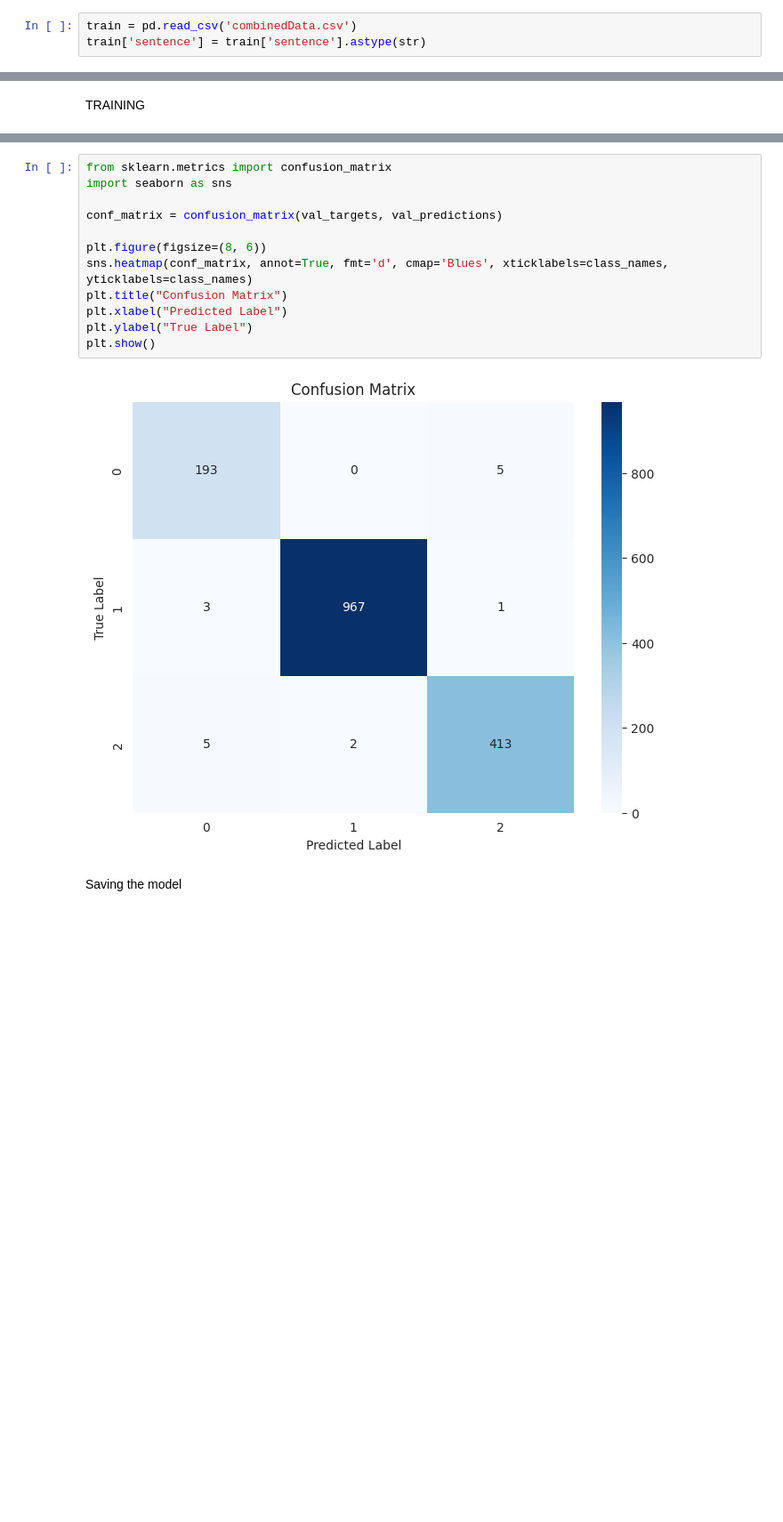
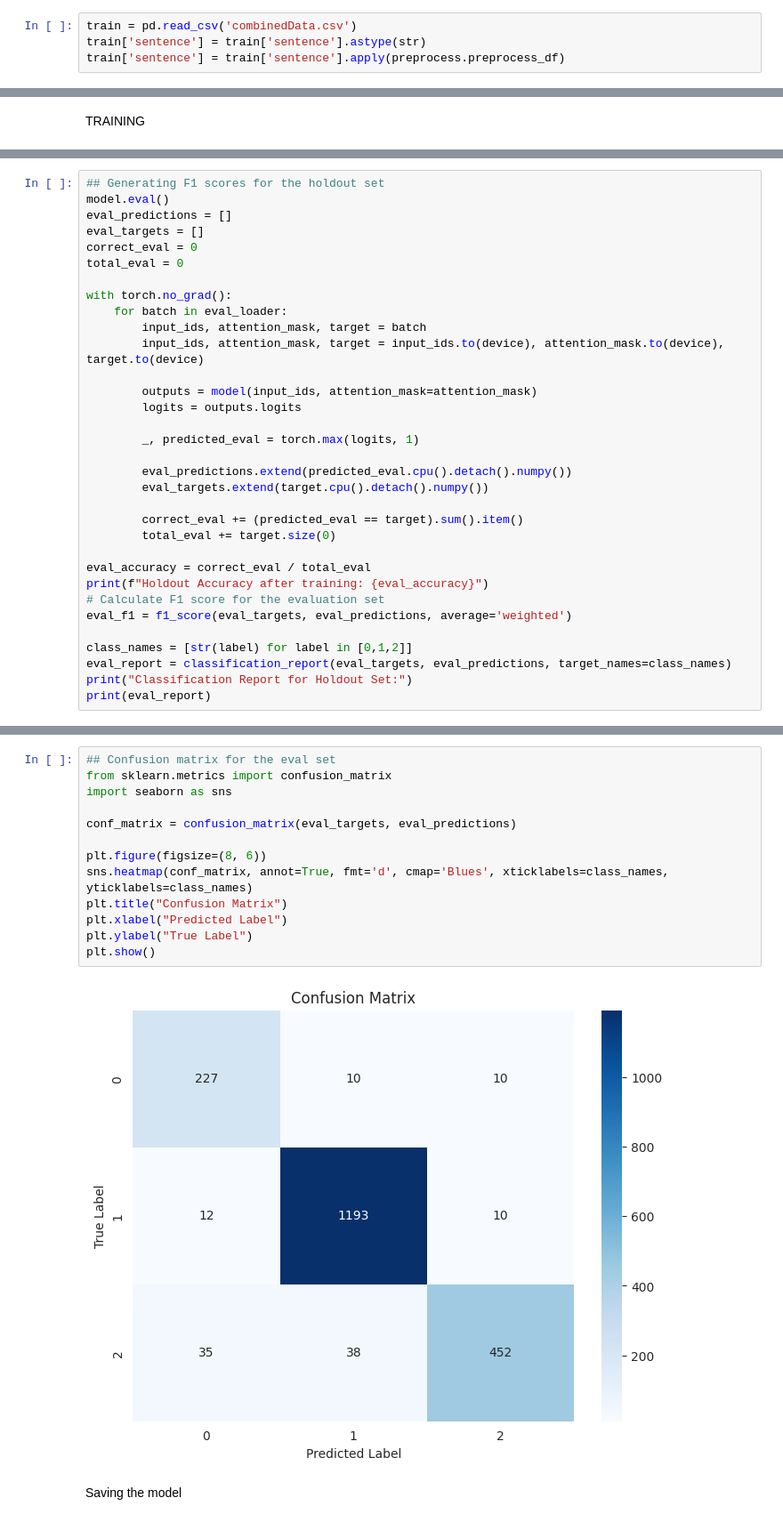
Before and after one commit to Ketan-Kapse/Final-Project-Group6, a Jupyter notebook: ROBERTA_LARGE_FINAL.ipynb, the cells around one changed output, grey strips where cells are left out. Shown: that part at 89% size. Cells and saved outputs as stored; diff of their text form; blank space fills up the shorter version.

```diff
--- a/ROBERTA_LARGE_FINAL.ipynb
+++ b/ROBERTA_LARGE_FINAL.ipynb
@@ -28,6 +35,7 @@ train.to_csv('combinedData.csv')
 # %%
 train = pd.read_csv('combinedData.csv')
 train['sentence'] = train['sentence'].astype(str)
+train['sentence'] = train['sentence'].apply(preprocess.preprocess_df)
 # %%
 train = train[['label', 'sentence']]
 train.groupby('label').describe()
@@ -219,0 +175,33 @@ weighted avg       0.99      0.99      0.99      1589
+# %%
+## Generating F1 scores for the holdout set
+model.eval()
+eval_predictions = []
+eval_targets = []
+correct_eval = 0
+total_eval = 0
+
+with torch.no_grad():
+    for batch in eval_loader:
+        input_ids, attention_mask, target = batch
+        input_ids, attention_mask, target = input_ids.to(device), attention_mask.to(device), target.to(device)
+
+        outputs = model(input_ids, attention_mask=attention_mask)
+        logits = outputs.logits
+
+        _, predicted_eval = torch.max(logits, 1)
+
+        eval_predictions.extend(predicted_eval.cpu().detach().numpy())
+        eval_targets.extend(target.cpu().detach().numpy())
+
+        correct_eval += (predicted_eval == target).sum().item()
+        total_eval += target.size(0)
+
+eval_accuracy = correct_eval / total_eval
+print(f"Holdout Accuracy after training: {eval_accuracy}")
+# Calculate F1 score for the evaluation set
+eval_f1 = f1_score(eval_targets, eval_predictions, average='weighted')
+
+class_names = [str(label) for label in [0,1,2]]
+eval_report = classification_report(eval_targets, eval_predictions, target_names=class_names)
+print("Classification Report for Holdout Set:")
+print(eval_report)
@@ -256,17 +245,18 @@ plt.show()
 # %%
+## Confusion matrix for the eval set
 from sklearn.metrics import confusion_matrix
 import seaborn as sns
 
-conf_matrix = confusion_matrix(val_targets, val_predictions)
+conf_matrix = confusion_matrix(eval_targets, eval_predictions)
 
 plt.figure(figsize=(8, 6))
 sns.heatmap(conf_matrix, annot=True, fmt='d', cmap='Blues', xticklabels=class_names, yticklabels=class_names)
 plt.title("Confusion Matrix")
 plt.xlabel("Predicted Label")
 plt.ylabel("True Label")
 plt.show()
 # %% [output]
-[figure, old version]
+[figure, new version]
 # %% [markdown]
 Saving the model
 # %%
```
Also changed, not shown: parts of 5 cells of this notebook, 1 other file.
